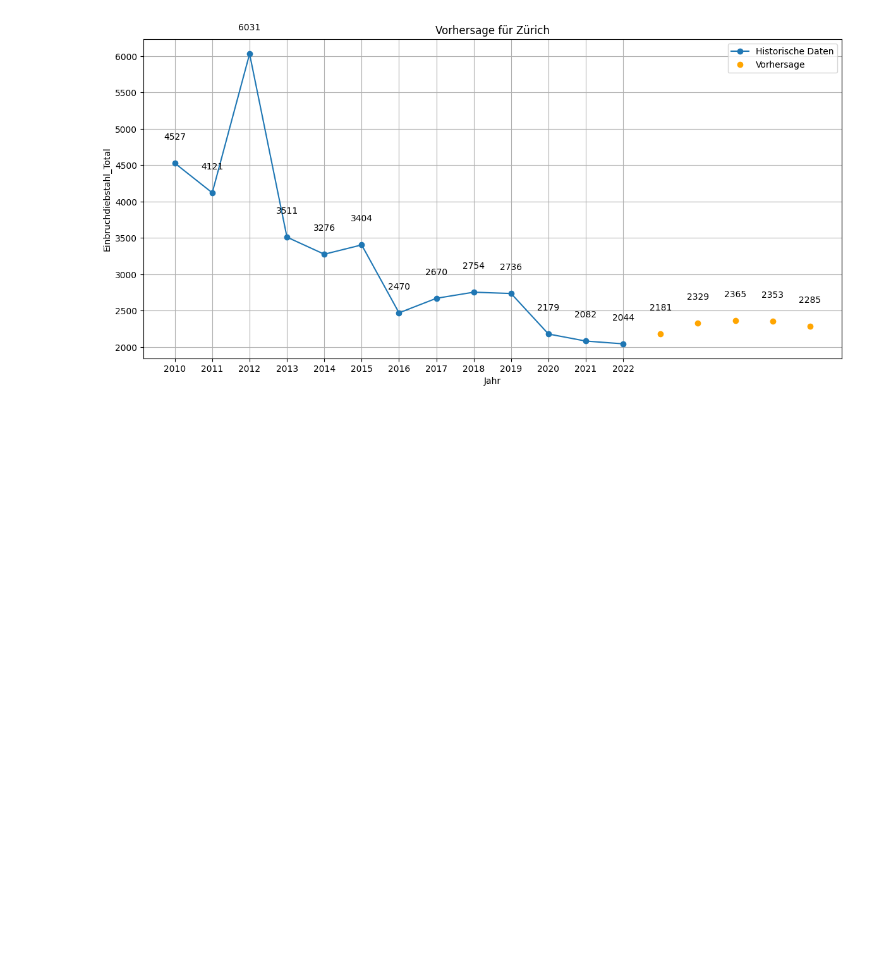
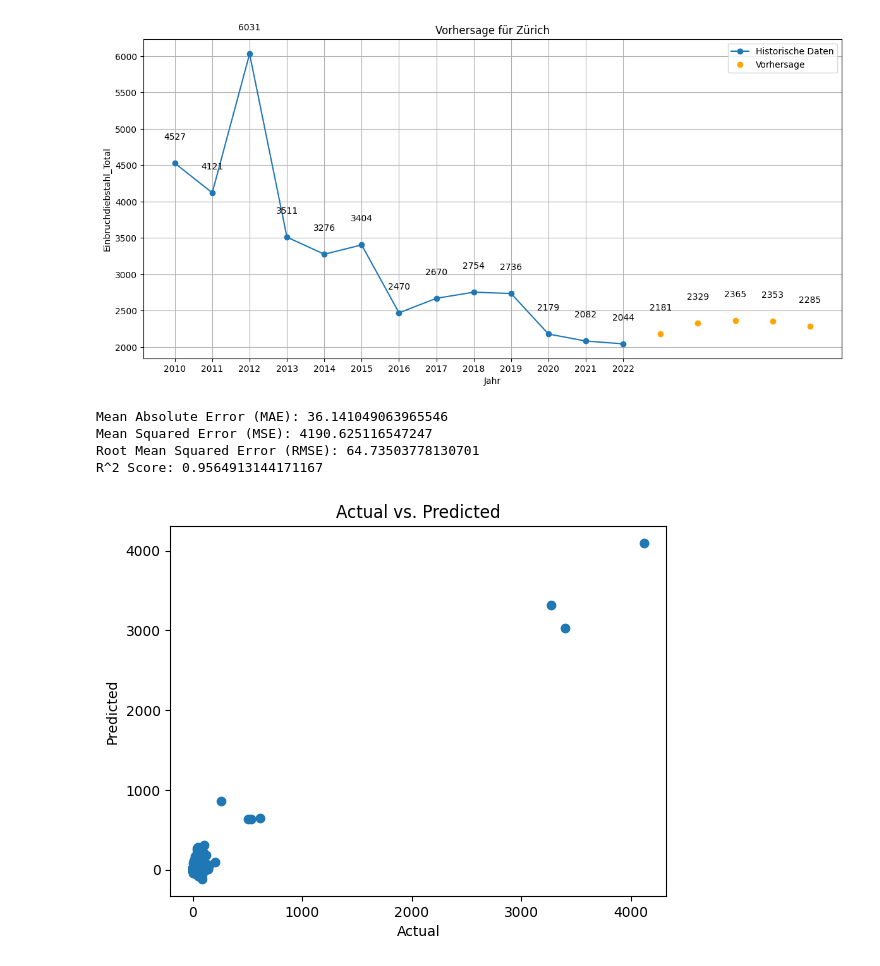
Before and after one commit to nvinto404/Data-Science-Project-Burglary-Statistics-Zurich, a Jupyter notebook: Modellierung.ipynb, the cells around one changed output. Drawn from its saved outputs; the diff is of its cells as text; code cells hidden in the pictures; blank space fills up the shorter version.

```diff
--- a/Modellierung.ipynb
+++ b/Modellierung.ipynb
@@ -406,3 +406,49 @@ Vorhersage für Zürich für die nächsten 5 Jahre:
 17    2285.0
 Name: predicted_mean, dtype: float64
 [figure]
+# %%
+import pandas as pd
+from sklearn.model_selection import train_test_split
+from sklearn.linear_model import LinearRegression
+from sklearn.metrics import mean_absolute_error, mean_squared_error, r2_score
+import matplotlib.pyplot as plt
+
+features = ['Einwohner_pro_Quadratkilometer', 'Einwohner 45-59 Jahre alt', 'Einwohner 60-74 Jahre alt','Einwohner 75-89 Jahre alt']
+target = 'Einbruchdiebstahl_Total'
+
+X = df_unique[features]
+y = df_unique[target]
+
+# Datensatz in Trainings- und Testdaten aufteilen
+X_train, X_test, y_train, y_test = train_test_split(X, y, test_size=0.2, random_state=42)
+
+# Modell erstellen und trainieren
+model = LinearRegression()
+model.fit(X_train, y_train)
+
+# Vorhersagen treffen
+y_pred = model.predict(X_test)
+
+# Modellbewertung
+mae = mean_absolute_error(y_test, y_pred)
+mse = mean_squared_error(y_test, y_pred)
+rmse = mean_squared_error(y_test, y_pred, squared=False)
+r2 = r2_score(y_test, y_pred)
+
+print("Mean Absolute Error (MAE):", mae)
+print("Mean Squared Error (MSE):", mse)
+print("Root Mean Squared Error (RMSE):", rmse)
+print("R^2 Score:", r2)
+
+# Visualisierung
+plt.scatter(y_test, y_pred)
+plt.xlabel("Actual")
+plt.ylabel("Predicted")
+plt.title("Actual vs. Predicted")
+plt.show()
+# %% [output]
+Mean Absolute Error (MAE): 36.141049063965546
+Mean Squared Error (MSE): 4190.625116547247
+Root Mean Squared Error (RMSE): 64.73503778130701
+R^2 Score: 0.9564913144171167
+[figure, added]
```
Also changed, not shown: parts of 1 cell of this notebook.
